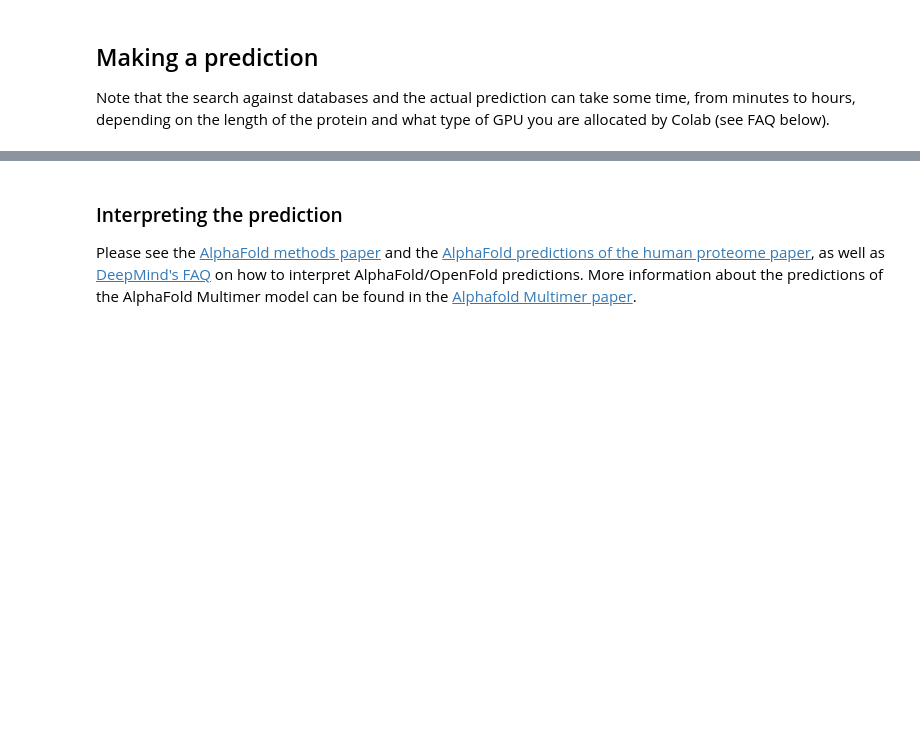
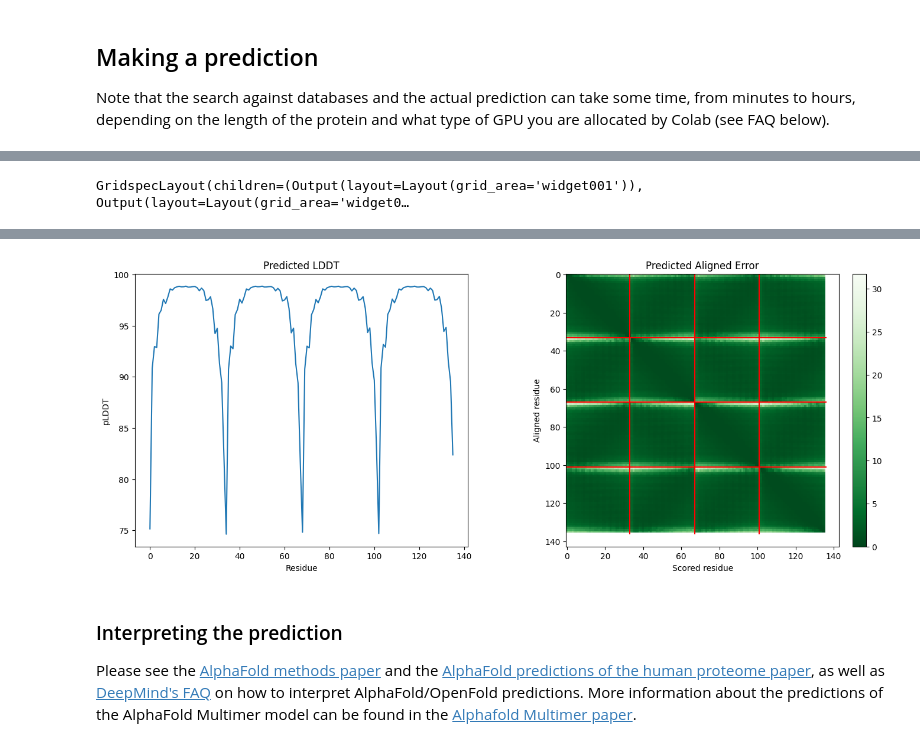
Before and after one commit to L2Space/Symulacje-fizyczne-z-ML, a Jupyter notebook: notebooks/OpenFold.ipynb, the cells around one changed output, grey strips where cells are left out. Saved outputs shown, nothing was run; the diff lists cells and outputs as text; code cells hidden in the pictures; blank space fills up the shorter version.

```diff
--- a/notebooks/OpenFold.ipynb
+++ b/notebooks/OpenFold.ipynb
@@ -443,6 +463,7 @@ plt.show()
 #@markdown Once this cell has been executed, a zip-archive with
 #@markdown the obtained prediction will be automatically downloaded
 #@markdown to your computer.
+import numpy as _np
 
 # Color bands for visualizing plddt
 PLDDT_BANDS = [
@@ -666,6 +687,44 @@ with tqdm.notebook.tqdm(total=len(model_names), bar_format=TQDM_BAR_FORMAT) as p
 
   pbar.update(n=1)  # Finished AMBER relax.
 
+# Prosty zamiennik overwrite_b_factors (nie wymaga pdbfixer).
+# Wejście:
+#   pdb_str: string PDB (wiele linii, ATOM/HETATM itp.)
+#   b_factors: numpy array dopasowany do atomów w PDB (może być 1D lub wielowymiarowy; zostanie spłaszczony)
+# Zwraca: nowy PDB string z nadpisanymi kolumnami B-factor (kolumny 61-66 w formacie PDB).
+import numpy as _np
+
+def overwrite_b_factors(pdb_str: str, b_factors: _np.ndarray) -> str:
+    lines = pdb_str.splitlines()
+    flat = _np.asarray(b_factors).astype(float).flatten()
+    out_lines = []
+    atom_idx = 0
+
+    for line in lines:
+        if line.startswith(("ATOM  ","HETATM")):
+            if atom_idx < flat.size:
+                bf = flat[atom_idx]
+                # upewnij się że linia ma min. 66 znaków by można było nadpisać kolumnę B-factor
+                if len(line) < 66:
+                    line = line.ljust(66)
+                # kolumny PDB: B-factor jest w 61-66 (1-based). W Pythonie: slice [60:66]
+                new_line = line[:60] + f"{bf:6.2f}" + line[66:]
+                out_lines.append(new_line)
+            else:
+                # brak wartości dla tego atomu — zostaw oryginał i wypisz ostrzeżenie (pierwsze wystąpienie)
+                out_lines.append(line)
+                if atom_idx == flat.size:
+                    print("Warning: liczba atomów w PDB większa niż liczba wartości B-factor. Pozostałe atomy zostaną niezmienione.")
+            atom_idx += 1
+        else:
+            out_lines.append(line)
+
+    if atom_idx < flat.size:
+        print(f"Warning: więcej wartości B-factor ({flat.size}) niż atomów w PDB ({atom_idx}). Nadmiar zostanie zignorowany.")
+
+    return "\n".join(out_lines)
+
+
 # Construct multiclass b-factors to indicate confidence bands
 # 0=very low, 1=low, 2=confident, 3=very high
 banded_b_factors = []
@@ -727,6 +786,7 @@ view.setStyle({'model': -1}, style)
 view.zoomTo()
 
 grid = GridspecLayout(1, 2)
+
 out = Output()
 with out:
   view.show()
@@ -793,3 +853,4 @@ if pae_outputs:
 # --- Download the predictions ---
 shutil.make_archive(base_name='prediction', format='zip', root_dir=output_dir)
 files.download(f'{output_dir}.zip')
+# %% [output]
@@ -795,0 +859 @@ files.download(f'{output_dir}.zip')
+GridspecLayout(children=(Output(layout=Layout(grid_area='widget001')), Output(layout=Layout(grid_area='widget0…
@@ -796,3 +862,4 @@ files.download(f'{output_dir}.zip')
+[figure, added]
 # %% [markdown]
 ### Interpreting the prediction
 
```
Also changed, not shown: parts of 6 cells of this notebook.
